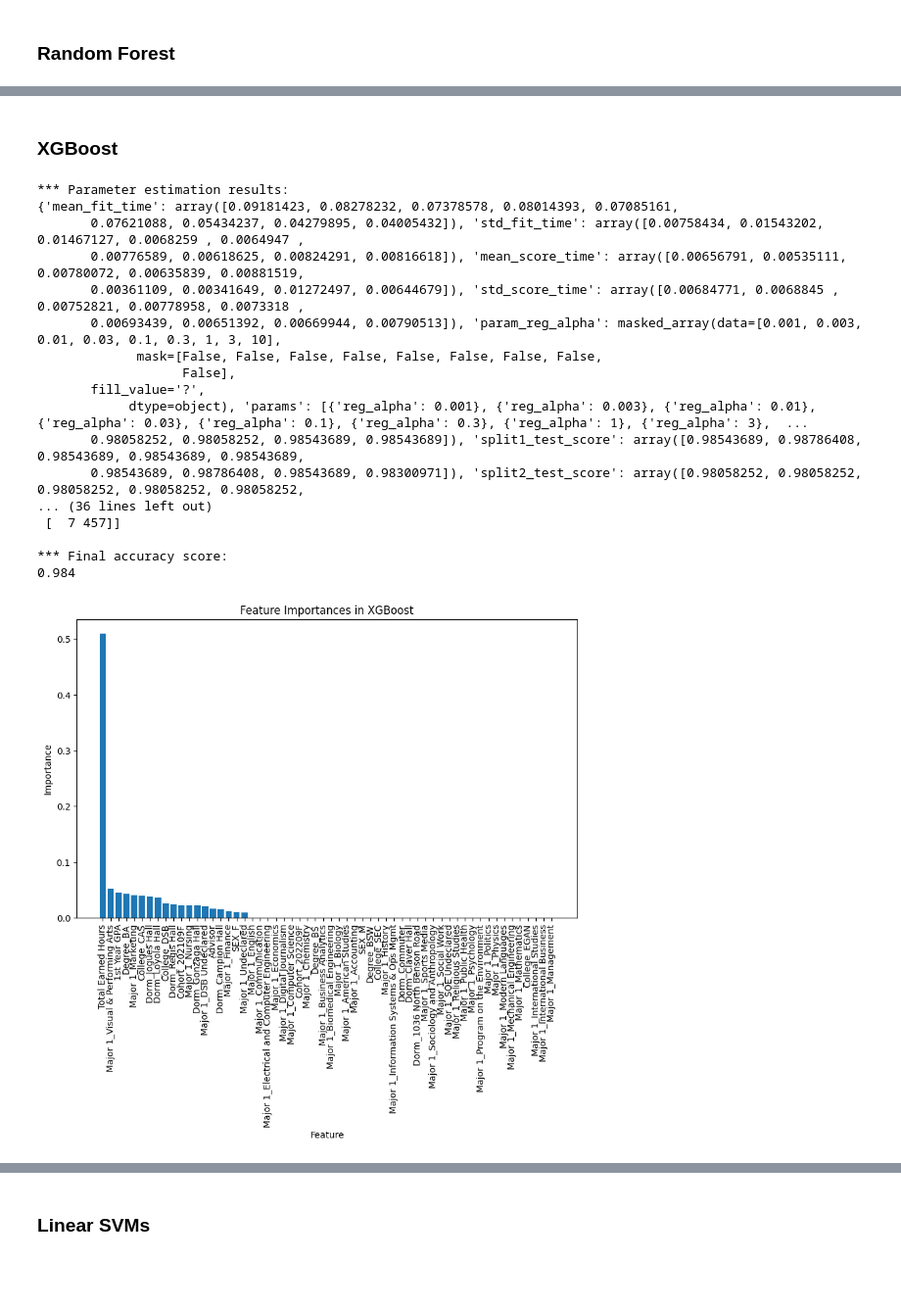
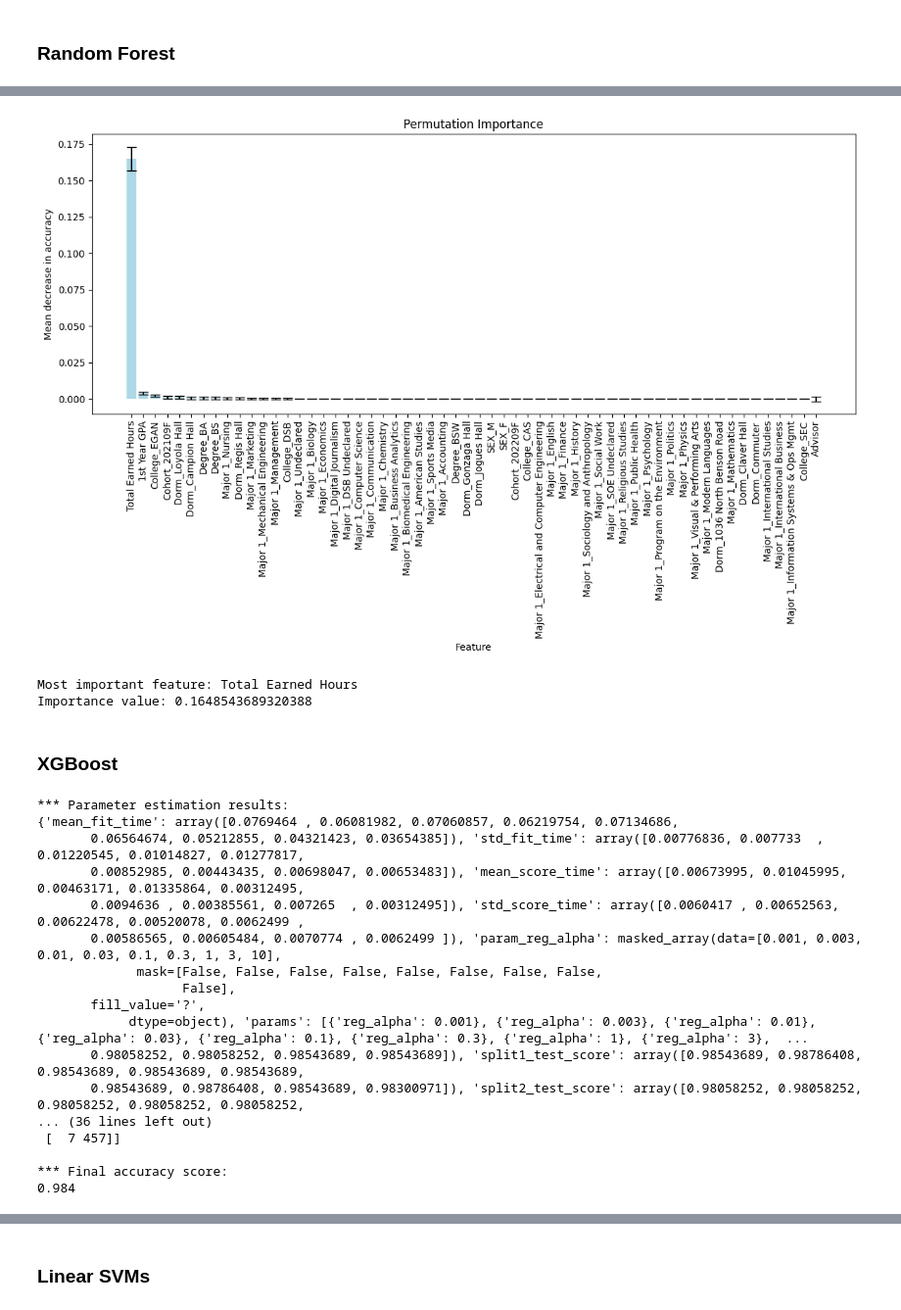
Before and after one commit to kflemming30/Student-Drop-Out-Prediction, a Jupyter notebook: DropOutAnalysis.ipynb, the cells around one changed output, grey strips where cells are left out. Shown at 98% size. Cells and saved outputs as stored; diff of their text form; code cells hidden in the pictures; blank space fills up the shorter version.

```diff
--- a/DropOutAnalysis.ipynb
+++ b/DropOutAnalysis.ipynb
@@ -689,3 +701,11 @@ important_features
+# %%
+important_feature, importance_value = calculate_permutation_importance(rfc, X_test, y_test)
+print("Most important feature:", important_feature)
+print("Importance value:", importance_value)
+# %% [output]
+[figure, added]
+Most important feature: Total Earned Hours
+Importance value: 0.1648543689320388
 # %% [markdown]
 ### XGBoost
 # %%
@@ -699,32 +719,13 @@ xgbc = GridSearchCV(XGBClassifier(random_state=0), param_grid, cv=cv)
 
 xgbc, score = train_test2(X_train, X_test, y_train, y_test, param_grid, xgbc)
 summary["XGBoost"] = score
-
-best_xgbc = xgbc.best_estimator_
-
-importances = best_xgbc.feature_importances_
-indices = np.argsort(importances)[::-1]
-sorted_feature_names = [feature_names[i] for i in indices]
-
-plt.figure(figsize=(10, 6))
-plt.title('Feature Importances in XGBoost')
-plt.bar(range(len(importances)), importances[indices], align='center')
-plt.xticks(range(len(importances)), sorted_feature_names, rotation=90)
-plt.xlabel('Feature')
-plt.ylabel('Importance')
-plt.show()
-
-max_coef_index = np.argmax(importances)
-most_important_feature = feature_names[max_coef_index]
-most_important_value = importances[max_coef_index]
-important_features['XGBoost'] = (most_important_feature, most_important_value)
 # %% [output]
 *** Parameter estimation results:
-{'mean_fit_time': array([0.09181423, 0.08278232, 0.07378578, 0.08014393, 0.07085161,
-       0.07621088, 0.05434237, 0.04279895, 0.04005432]), 'std_fit_time': array([0.00758434, 0.01543202, 0.01467127, 0.0068259 , 0.0064947 ,
-       0.00776589, 0.00618625, 0.00824291, 0.00816618]), 'mean_score_time': array([0.00656791, 0.00535111, 0.00780072, 0.00635839, 0.00881519,
-       0.00361109, 0.00341649, 0.01272497, 0.00644679]), 'std_score_time': array([0.00684771, 0.0068845 , 0.00752821, 0.00778958, 0.0073318 ,
-       0.00693439, 0.00651392, 0.00669944, 0.00790513]), 'param_reg_alpha': masked_array(data=[0.001, 0.003, 0.01, 0.03, 0.1, 0.3, 1, 3, 10],
+{'mean_fit_time': array([0.0769464 , 0.06081982, 0.07060857, 0.06219754, 0.07134686,
+       0.06564674, 0.05212855, 0.04321423, 0.03654385]), 'std_fit_time': array([0.00776836, 0.007733  , 0.01220545, 0.01014827, 0.01277817,
+       0.00852985, 0.00443435, 0.00698047, 0.00653483]), 'mean_score_time': array([0.00673995, 0.01045995, 0.00463171, 0.01335864, 0.00312495,
+       0.0094636 , 0.00385561, 0.007265  , 0.00312495]), 'std_score_time': array([0.0060417 , 0.00652563, 0.00622478, 0.00520078, 0.0062499 ,
+       0.00586565, 0.00605484, 0.0070774 , 0.0062499 ]), 'param_reg_alpha': masked_array(data=[0.001, 0.003, 0.01, 0.03, 0.1, 0.3, 1, 3, 10],
              mask=[False, False, False, False, False, False, False, False,
                    False],
        fill_value='?',
@@ -736,4 +737,3 @@ important_features['XGBoost'] = (most_important_feature, most_important_value)
 
 *** Final accuracy score:
 0.984
-[figure, removed]
```
Also changed, not shown: parts of 28 cells of this notebook.
